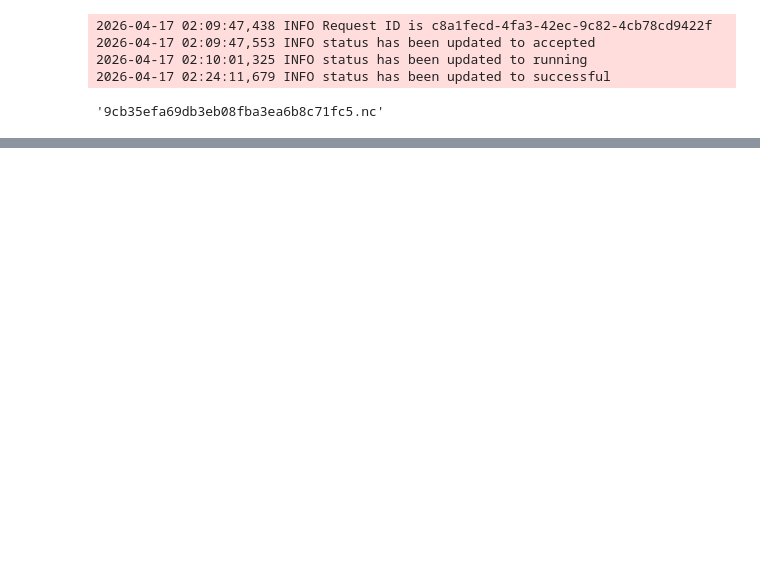
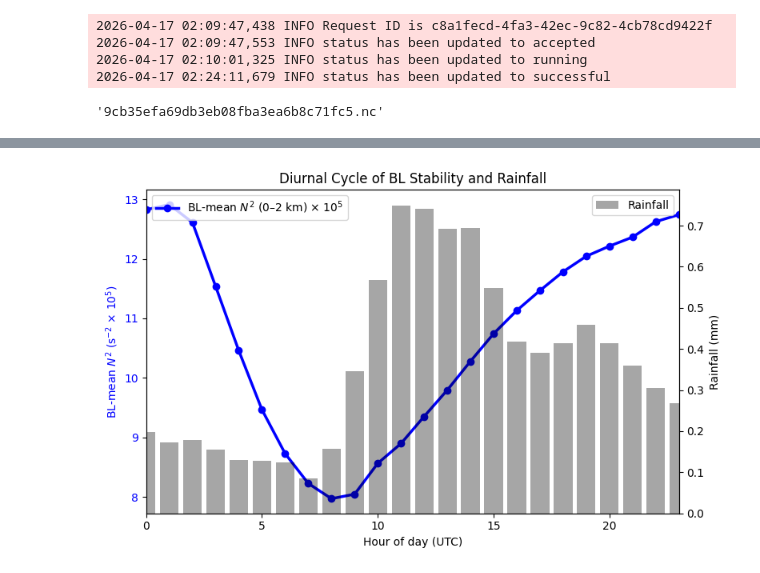
Before and after one commit to bidyutbg/ICTS_workshop, a Jupyter notebook: Bengalore_19May2025.ipynb, the cells around one changed output, grey strips where cells are left out. Cells and saved outputs as stored; diff of their text form; code cells hidden in the pictures; blank space fills up the shorter version.

```diff
--- a/Bengalore_19May2025.ipynb
+++ b/Bengalore_19May2025.ipynb
@@ -149,0 +210,5 @@ Data variables:
+# %%
+# Compute N²
+N2 = (g / theta_v) * dtheta_dz
+N2 = N2.rename("N2")
+print(N2.metpy.units)
@@ -149,0 +250,10 @@ Data variables:
+# %%
+#Variables needed to plot
+# Time–height contour of N²
+# Rainfall time series (overlay)
+# Boundary‑layer stability shading
+# Visual cues for pre‑event destabilization and post‑event stabilization
+
+#N2        # DataArray (valid_time, pressure_level), units s^-2
+#z         # DataArray (valid_time, pressure_level), meters
+rain = ds_total_precipitation_mean["tp"]*1000     # DataArray (valid_time), mm/hour or mm
@@ -149,0 +347,50 @@ Data variables:
+# %%
+#plot N2_bl and rain diurnal cycle climatology together
+
+hour = N2_bl["valid_time"].dt.hour
+
+N2_bl_diurnal = (N2_bl * 1e5).groupby("valid_time.hour").mean()
+rain_diurnal = rain.groupby("valid_time.hour").mean()
+
+
+fig, ax1 = plt.subplots(figsize=(8, 5))
+
+# ---- BL-mean N² diurnal cycle ----
+ax1.plot(
+    N2_bl_diurnal["hour"],
+    N2_bl_diurnal,
+    color="blue",
+    linewidth=2.5,
+    marker="o",
+    label=r"BL-mean $N^2$ (0–2 km) × 10$^5$"
+)
+
+ax1.set_xlabel("Hour of day (UTC)")
+ax1.set_ylabel(r"BL-mean $N^2$ (s$^{-2}$ × 10$^5$)", color="blue")
+ax1.tick_params(axis="y", labelcolor="blue")
+ax1.set_xlim(0, 23)
+
+# ---- Rainfall diurnal cycle ----
+ax2 = ax1.twinx()
+ax2.bar(
+    rain_diurnal["hour"],
+    rain_diurnal,
+    color="black",
+    alpha=0.35,
+    width=0.8,
+    label="Rainfall"
+)
+
+ax2.set_ylabel("Rainfall (mm)", color="black")
+ax2.tick_params(axis="y", labelcolor="black")
+
+# ---- Title & legend ----
+ax1.set_title("Diurnal Cycle of BL Stability and Rainfall")
+
+ax1.legend(loc="upper left")
+ax2.legend(loc="upper right")
+
+plt.tight_layout()
+plt.show()
+# %% [output]
+[figure, added]
```
Also changed, not shown: parts of 26 cells of this notebook.
